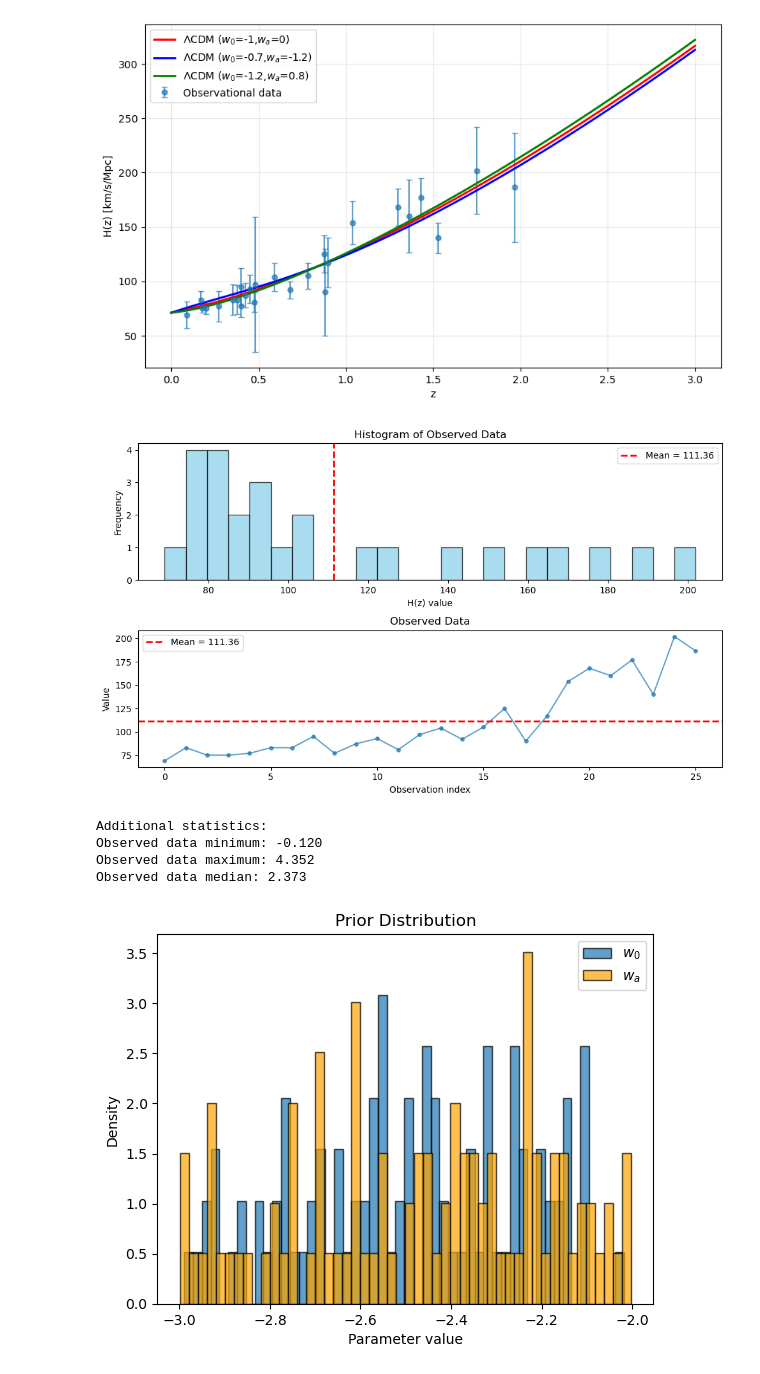
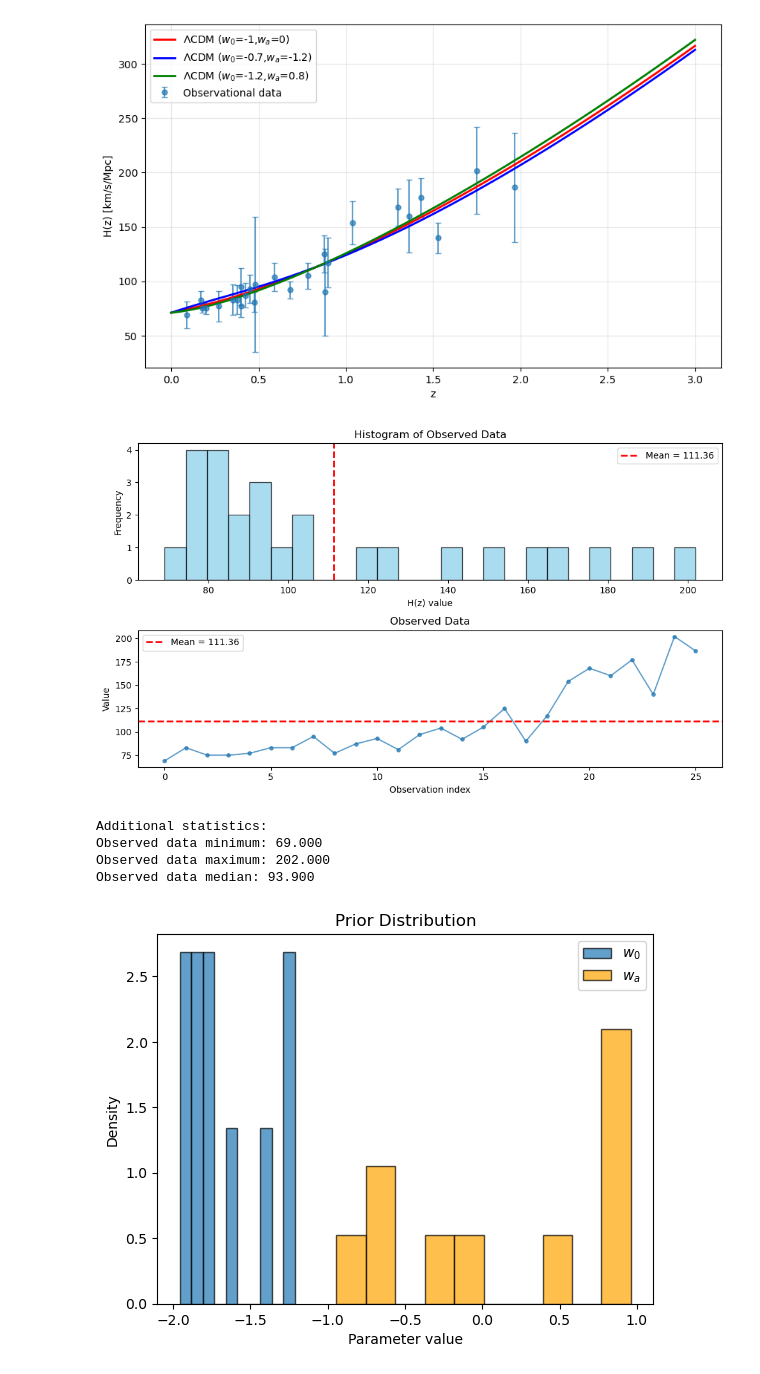
Before and after one commit to mazapataa/sbi-basic, a Jupyter notebook: tutorial_1.ipynb, the cells around one changed output. Drawn from its saved outputs; the diff is of its cells as text; code cells hidden in the pictures.

```diff
--- a/tutorial_1.ipynb
+++ b/tutorial_1.ipynb
@@ -377,35 +322,31 @@ plt.show()
 
 # Print some additional statistics
 print(f"\nAdditional statistics:")
-print(f"Observed data minimum: {np.min(data_obs):.3f}")
-print(f"Observed data maximum: {np.max(data_obs):.3f}")
-print(f"Observed data median: {np.median(data_obs):.3f}")
+print(f"Observed data minimum: {np.min(hub_obs):.3f}")
+print(f"Observed data maximum: {np.max(hub_obs):.3f}")
+print(f"Observed data median: {np.median(hub_obs):.3f}")
 # %% [output]
 [figure]
 Additional statistics:
-Observed data minimum: -0.120
-Observed data maximum: 4.352
-Observed data median: 2.373
+Observed data minimum: 69.000
+Observed data maximum: 202.000
+Observed data median: 93.900
 # %%
 # we need define our priors for the parameters w0 and wa
-def prior_0():
-    w0 = uniform.rvs(loc=-3, scale=1)
-    return  w0
-def prior_a():
-    wa = uniform.rvs(loc=-3, scale=1)
-    return  wa
+def prior_w0():
+    return uniform.rvs(loc=-2.0, scale=1.0)
+def prior_wa():
+    return uniform.rvs(loc=-1.0, scale=2.0)
+prior_samples_0 = [prior_w0() for _ in range(10)]
+prior_samples_a = [prior_wa() for _ in range(10)]
 
-prior_samples_0 = [prior_0() for _ in range(100)]
-prior_samples_a = [prior_a() for _ in range(100)]
+plt.hist(prior_samples_0, bins=10, density=True, alpha=0.7, edgecolor='black',label = '$w_0$')
+plt.hist(prior_samples_a, bins=10, density=True,color = 'orange', alpha=0.7, edgecolor='black',label = '$w_a$')
 
-plt.hist(prior_samples_0, bins=50, density=True, alpha=0.7, edgecolor='black',label = '$w_0$')
-plt.hist(prior_samples_a, bins=50, density=True,color = 'orange', alpha=0.7, edgecolor='black',label = '$w_a$')
-
-#plt.axvline(np.mean(prior_samples), color='red', linestyle='--', linewidth=2, label=f'Mean = {np.mean(prior_samples):.2f}')
 plt.xlabel('Parameter value')
 plt.ylabel('Density')
 plt.title('Prior Distribution')
 plt.legend()
 plt.show()
 # %% [output]
-[figure, old version]
+[figure, new version]
```
Also changed, not shown: parts of 17 cells of this notebook.
